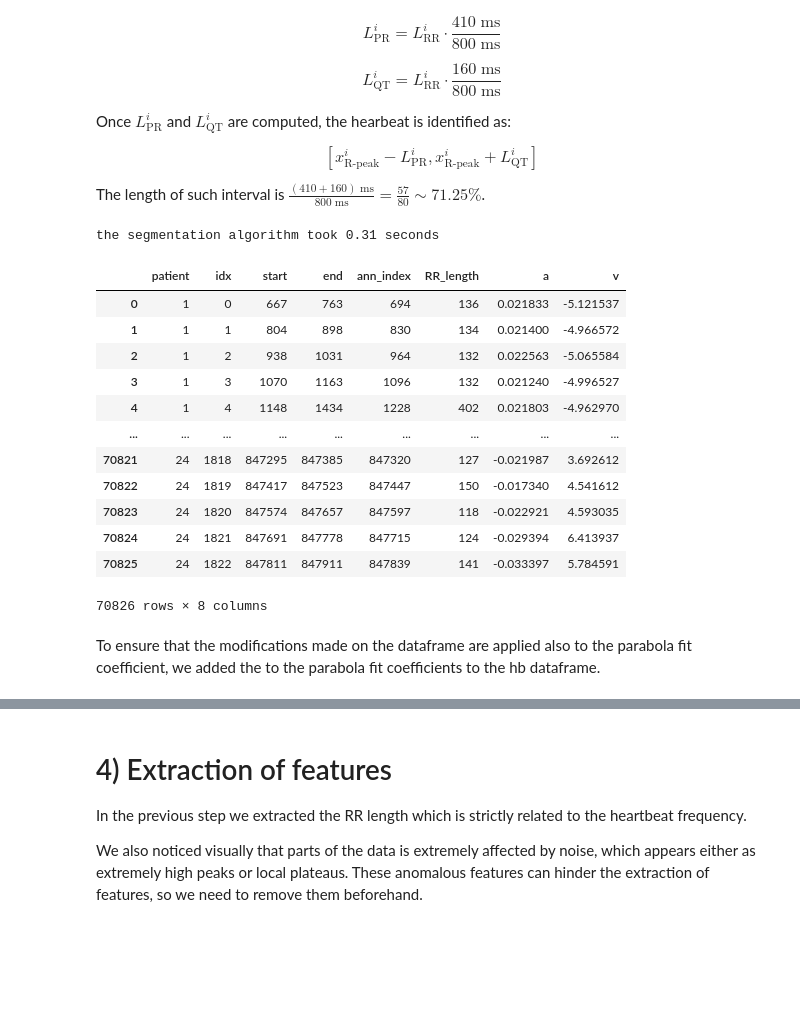
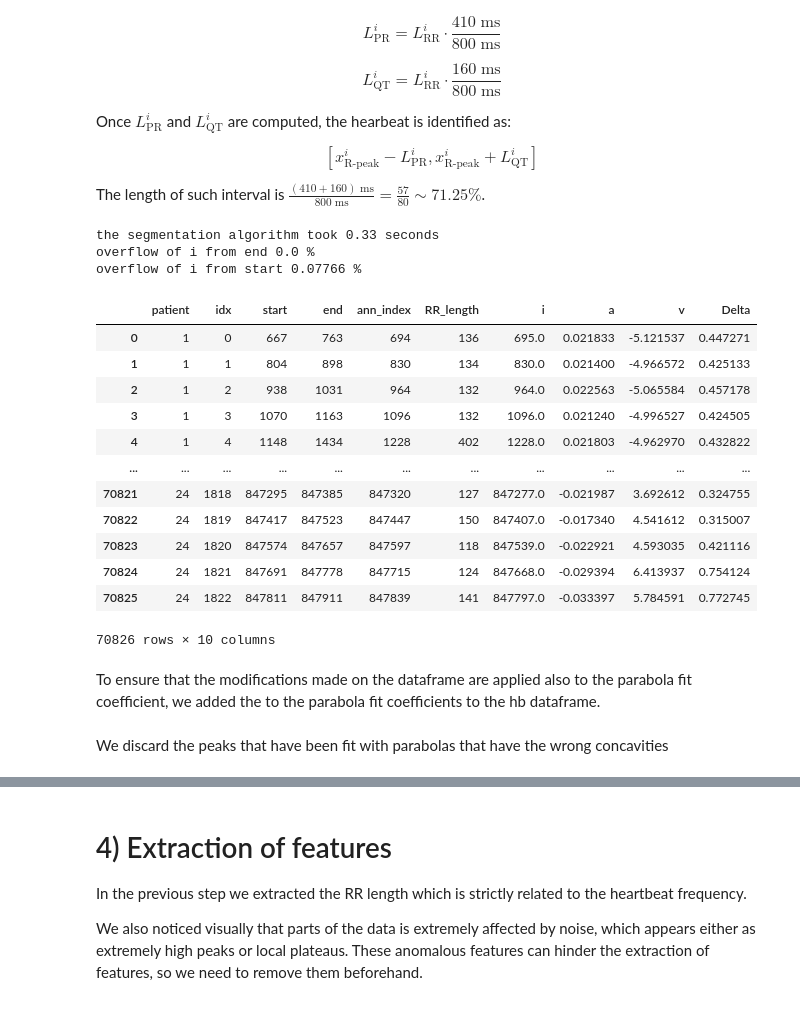
Before and after one commit to ericabrisigotti/ECG_heartbeat_classification_with_ML_LCP-B, a Jupyter notebook: ECG_Mortara.ipynb, the cells around one changed output, grey strips where cells are left out. Saved outputs shown, nothing was run; the diff lists cells and outputs as text; code cells hidden in the pictures; blank space fills up the shorter version.

```diff
--- a/ECG_Mortara.ipynb
+++ b/ECG_Mortara.ipynb
@@ -833,5 +1020,7 @@ def process_record_corrected(path, coef_parab):
 
     return final, coef_parab
+# %%
+FILE_SAVE=True
 # %%
 if FILE_SAVE==True:
     # we initialize the names of files to be processed
@@ -886,0 +1089,3 @@ Now that we've analyzed in details the positions of the peaks, we can artificial
+# %%
+coef_parab = pd.read_csv("output_files/coef_parab.csv")
+coef_parab
@@ -887,16 +1108,16 @@ Now that we've analyzed in details the positions of the peaks, we can artificial
 # %%
 # Resaving filtered file with new frequency, 250Hz
-if FILE_SAVE==True:
-    mask = list(np.arange(0, record_1.p_signal.shape[0], 4))
-    r  = np.genfromtxt("input_files/RECORDS", dtype='str')
-    records = [1] #list(range(2,(len(r)+1)))
+# if FILE_SAVE==True:
+#     mask = list(np.arange(0, record_1.p_signal.shape[0], 4))
+#     r  = np.genfromtxt("input_files/RECORDS", dtype='str')
+#     records = [1] #list(range(2,(len(r)+1)))
 
-    for path in records:
-        path = str(path)
-        datac = pd.DataFrame()
-        data = pd.read_csv("output_files/"+"data"+path+'_2filtered.csv')
-        for i in range(0,len(leads)):
-            mask = np.arange(0,len(data),4)
-            datac[leads[i]] = data.iloc[mask, i]
-            outfn = "output_files/"+"data"+path+'_filtered.csv'
-            datac.to_csv(outfn, index=False)
+#     for path in records:
+#         path = str(path)
+#         datac = pd.DataFrame()
+#         data = pd.read_csv("output_files/"+"data"+path+'_2filtered.csv')
+#         for i in range(0,len(leads)):
+#             mask = np.arange(0,len(data),4)
+#             datac[leads[i]] = data.iloc[mask, i]
+#             outfn = "output_files/"+"data"+path+'_filtered.csv'
+#             datac.to_csv(outfn, index=False)
@@ -988,10 +1212,11 @@ if FILE_SAVE:
         # UPLOAD: since we don't use the signal at this step, it doesn't matter if it's filtered or not
         # data = pd.read_csv("output_files/data"+path+".csv")
 #         annotations = pd.read_csv("output_files/data"+path+"_Rpeak.csv")
-        annotations = pd.read_csv("output_files/data"+path+'_122Rpeak.csv')
+        annotations = pd.read_csv("output_files/data"+path+'_12Rpeak.csv')
         ann = annotations['R'].values
-        cp = coef_parab[ coef_parab['path']==path ]
-        cp = cp.reset_index(drop = True)
+
+        cp = coef_parab[ coef_parab['path']==int(path)]
+#         cp = cp.reset_index(drop = True)
 
         # and use my custom function for SEGMENTATION
         patient_RR, QT_size, PR_size, patient_start, patient_end, patient_R_peak, cp = segmentation_R(ann, cp)
@@ -1011,47 +1236,54 @@ if FILE_SAVE:
         # lastly, I check that all the annotations are in between the corresponding starts and stops
         check = np.all([(patient_R_peak>patient_start),(patient_R_peak<patient_end)])
 #         if not check:
 #             print(check)
 
         # and update the temporary means of storage
         number = np.concatenate((number, patient_number))
         idx = np.concatenate((idx, patient_idx))
         start = np.concatenate((start, patient_start))
         end = np.concatenate((end, patient_end))
         R_peak = np.concatenate((R_peak, patient_R_peak))
         #annot.extend(patient_ann)
         RR = np.concatenate((RR,patient_RR))
         ddff = pd.concat([ddff,cp])
         ddff = ddff.reset_index(drop = True)
 
     # finally, I put together the heartbeat dataframe
     hb = pd.DataFrame({"patient": number[1:].astype(int), "idx": idx[1:], "start": start[1:].astype(int),
                        "end": end[1:].astype(int), "ann_index": R_peak[1:].astype(int), "RR_length": RR[1:].astype(int) })
-#     hb['i'] = ddff['i']
+    hb['i'] = ddff['i']
     hb['a'] = ddff['a']
     hb['v'] = ddff['v']
+    hb['Delta'] = -4*hb['a']*hb['v']
     t2 = time.time()
     print("the segmentation algorithm took",round(t2-t1,2),'seconds')
     outfn = 'output_files/heartbeats.csv'
     hb.to_csv(outfn, index=False)
+    print('overflow of i from end',round(sum(hb['end']<hb['i'])*100/len(hb),5), '%')
+    print('overflow of i from start', round(sum(hb['start']>hb['i'])*100/len(hb),5), '%')
 else:
     hb = pd.read_csv('output_files/heartbeats.csv')
 
 display(hb)
 # %% [output]
-the segmentation algorithm took 0.31 seconds
+the segmentation algorithm took 0.33 seconds
+overflow of i from end 0.0 %
+overflow of i from start 0.07766 %
-|  | patient | idx | start | end | ann_index | RR_length | a | v |
-| 0 | 1 | 0 | 667 | 763 | 694 | 136 | 0.021833 | -5.121537 |
-| 1 | 1 | 1 | 804 | 898 | 830 | 134 | 0.021400 | -4.966572 |
-| 2 | 1 | 2 | 938 | 1031 | 964 | 132 | 0.022563 | -5.065584 |
-| 3 | 1 | 3 | 1070 | 1163 | 1096 | 132 | 0.021240 | -4.996527 |
-| 4 | 1 | 4 | 1148 | 1434 | 1228 | 402 | 0.021803 | -4.962970 |
-| ... | ... | ... | ... | ... | ... | ... | ... | ... |
-| 70821 | 24 | 1818 | 847295 | 847385 | 847320 | 127 | -0.021987 | 3.692612 |
-| 70822 | 24 | 1819 | 847417 | 847523 | 847447 | 150 | -0.017340 | 4.541612 |
-| 70823 | 24 | 1820 | 847574 | 847657 | 847597 | 118 | -0.022921 | 4.593035 |
-| 70824 | 24 | 1821 | 847691 | 847778 | 847715 | 124 | -0.029394 | 6.413937 |
-| 70825 | 24 | 1822 | 847811 | 847911 | 847839 | 141 | -0.033397 | 5.784591 |
+|  | patient | idx | start | end | ann_index | RR_length | i | a | v | Delta |
+| 0 | 1 | 0 | 667 | 763 | 694 | 136 | 695.0 | 0.021833 | -5.121537 | 0.447271 |
+| 1 | 1 | 1 | 804 | 898 | 830 | 134 | 830.0 | 0.021400 | -4.966572 | 0.425133 |
+| 2 | 1 | 2 | 938 | 1031 | 964 | 132 | 964.0 | 0.022563 | -5.065584 | 0.457178 |
+| 3 | 1 | 3 | 1070 | 1163 | 1096 | 132 | 1096.0 | 0.021240 | -4.996527 | 0.424505 |
+| 4 | 1 | 4 | 1148 | 1434 | 1228 | 402 | 1228.0 | 0.021803 | -4.962970 | 0.432822 |
+| ... | ... | ... | ... | ... | ... | ... | ... | ... | ... | ... |
+| 70821 | 24 | 1818 | 847295 | 847385 | 847320 | 127 | 847277.0 | -0.021987 | 3.692612 | 0.324755 |
+| 70822 | 24 | 1819 | 847417 | 847523 | 847447 | 150 | 847407.0 | -0.017340 | 4.541612 | 0.315007 |
+| 70823 | 24 | 1820 | 847574 | 847657 | 847597 | 118 | 847539.0 | -0.022921 | 4.593035 | 0.421116 |
+| 70824 | 24 | 1821 | 847691 | 847778 | 847715 | 124 | 847668.0 | -0.029394 | 6.413937 | 0.754124 |
+| 70825 | 24 | 1822 | 847811 | 847911 | 847839 | 141 | 847797.0 | -0.033397 | 5.784591 | 0.772745 |
-70826 rows × 8 columns
+70826 rows × 10 columns
-# %% [markdown]
-To ensure that the modifications made on the dataframe are applied also to the parabola fit coefficient, we added the to the parabola fit coefficients to the hb dataframe.
+# %% [markdown]
+To ensure that the modifications made on the dataframe are applied also to the parabola fit coefficient, we added the to the parabola fit coefficients to the hb dataframe.
+# %% [markdown]
+We discard the peaks that have been fit with parabolas that have the wrong concavities
```
Also changed, not shown: parts of 50 cells of this notebook.
